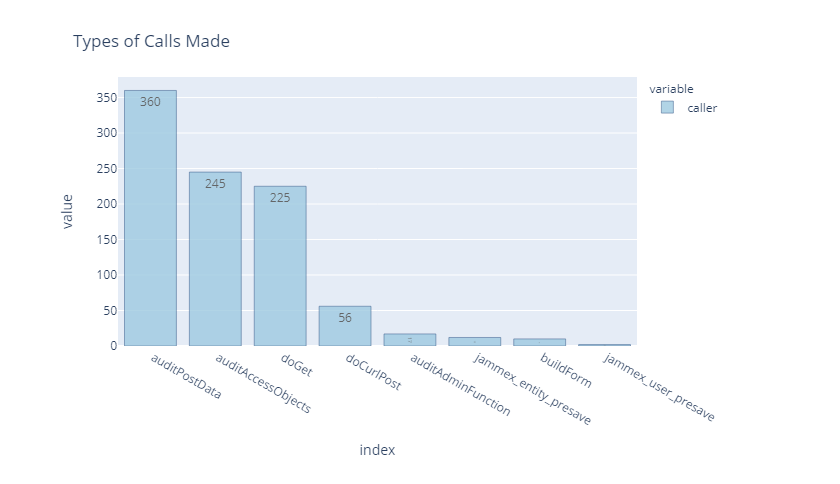
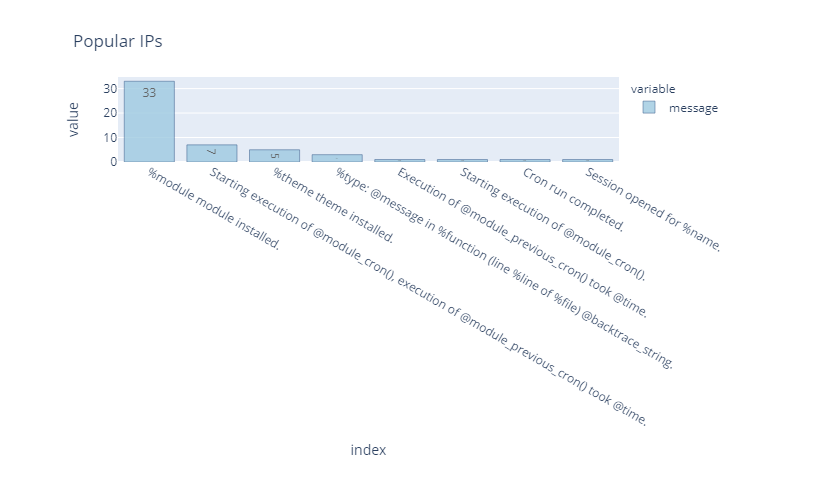
Before and after one commit to Lee486/gitsample, a Jupyter notebook: WatchdogSample.ipynb, the cells around one changed output. Saved outputs shown, nothing was run; the diff lists cells and outputs as text; code cells hidden in the pictures.

```diff
--- a/WatchdogSample.ipynb
+++ b/WatchdogSample.ipynb
@@ -55,0 +24,4 @@ data.describe(include='all') #5 num summary (mean, mode, std, min, max) & percen
+# %%
+data = pd.read_csv("watchdog.csv")
+# %%
+data['date'] = pd.to_datetime(data['date'], format='%Y%m%d', errors='ignore')
@@ -74,10 +53,12 @@ Name: caller , dtype: int64
 # %%
-sampledf = pd.DataFrame(data['caller '].value_counts())
-fig = px.bar(data['caller '].value_counts())
-fig.update_traces(text = sampledf['caller '], textposition='inside')
-fig.update_traces(marker_color='rgb(158,202,225)', marker_line_color='rgb(8,48,107)',
+#bar graph of the # of messages
+msgDF = pd.DataFrame(data['message'].value_counts())
+mBar = px.bar(data['message'].value_counts())
+mBar.update_traces(text = msgDF['message'], textposition='inside')
+mBar.update_traces(marker_color='rgb(158,202,225)', marker_line_color='rgb(8,48,107)',
                   marker_line_width=.5, opacity=0.8)
-fig.update_layout(title_text='Types of Calls Made')
-fig.show("png")
+mBar.update_layout(title_text='Popular IPs')
+mBar.show("png") #static img
+mBar.show() #interactive ver
 # %% [output]
-[figure, old version]
+[figure, new version]
```
Also changed, not shown: parts of 15 cells of this notebook.
